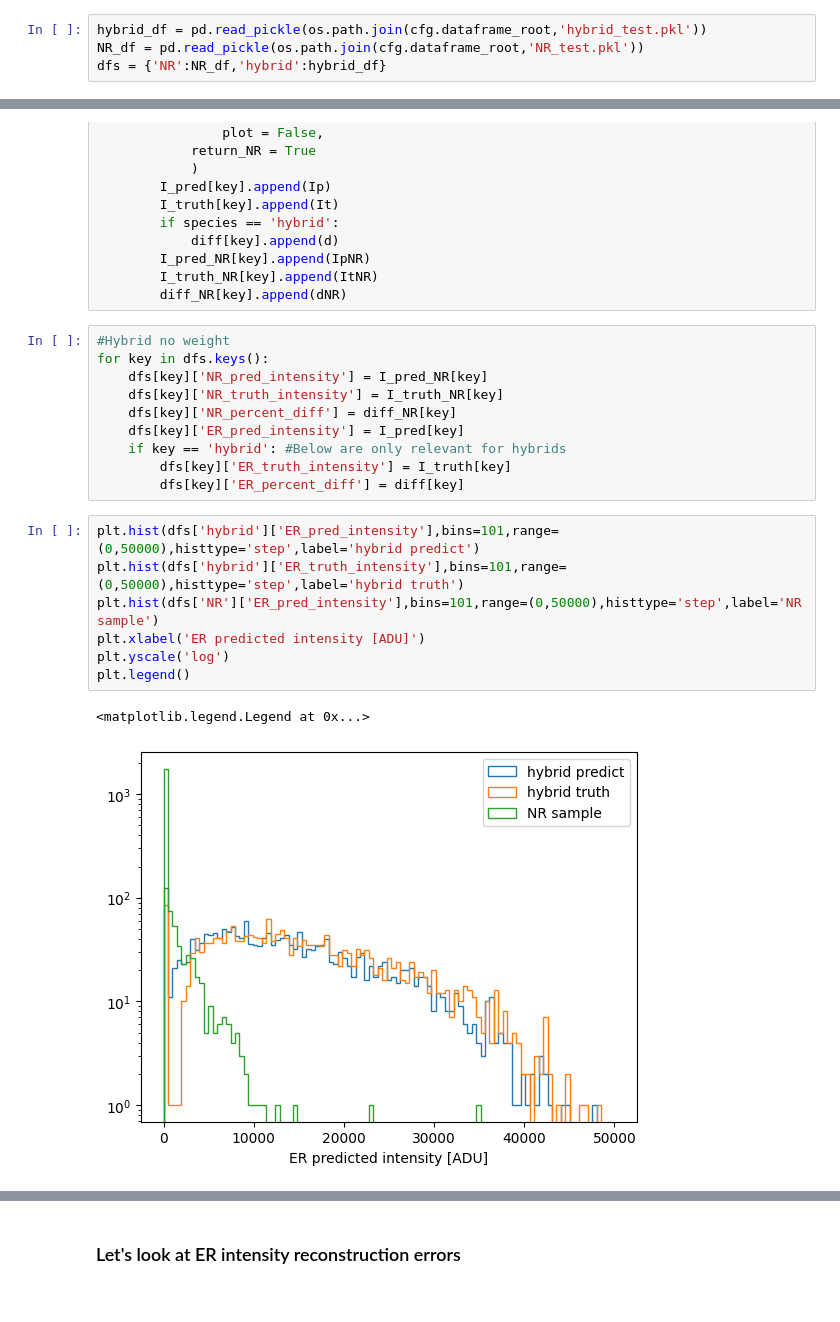
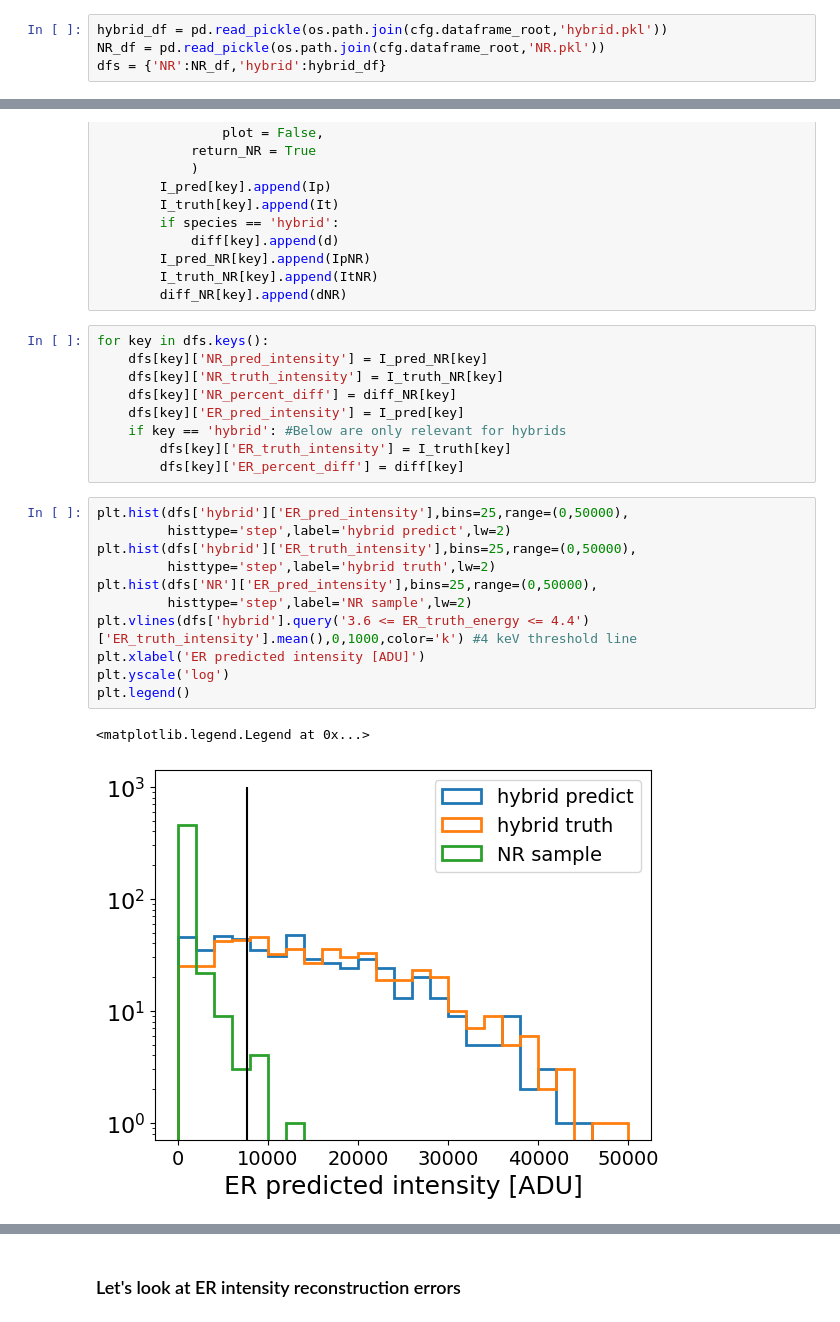
Before and after one commit to jschuel/OASIS, a Jupyter notebook: OASIS/tutorial.ipynb, the cells around one changed output, grey strips where cells are left out. Drawn from its saved outputs; the diff is of its cells as text.

```diff
--- a/OASIS/tutorial.ipynb
+++ b/OASIS/tutorial.ipynb
@@ -44,8 +38,8 @@ of course call train() as shown below
 to train a model"""
 #model = train(cfg)
 # %%
-hybrid_df = pd.read_pickle(os.path.join(cfg.dataframe_root,'hybrid_test.pkl'))
-NR_df = pd.read_pickle(os.path.join(cfg.dataframe_root,'NR_test.pkl'))
+hybrid_df = pd.read_pickle(os.path.join(cfg.dataframe_root,'hybrid.pkl'))
+NR_df = pd.read_pickle(os.path.join(cfg.dataframe_root,'NR.pkl'))
 dfs = {'NR':NR_df,'hybrid':hybrid_df}
 # %%
 # Evaluate on both the hybrid and NR-only sets
@@ -93,7 +87,6 @@ for key in models.keys():
         I_truth_NR[key].append(ItNR)
         diff_NR[key].append(dNR)
 # %%
-#Hybrid no weight
 for key in dfs.keys():
     dfs[key]['NR_pred_intensity'] = I_pred_NR[key]
     dfs[key]['NR_truth_intensity'] = I_truth_NR[key]
@@ -103,12 +96,16 @@ for key in dfs.keys():
         dfs[key]['ER_truth_intensity'] = I_truth[key]
         dfs[key]['ER_percent_diff'] = diff[key]
 # %%
-plt.hist(dfs['hybrid']['ER_pred_intensity'],bins=101,range=(0,50000),histtype='step',label='hybrid predict')
-plt.hist(dfs['hybrid']['ER_truth_intensity'],bins=101,range=(0,50000),histtype='step',label='hybrid truth')
-plt.hist(dfs['NR']['ER_pred_intensity'],bins=101,range=(0,50000),histtype='step',label='NR sample')
+plt.hist(dfs['hybrid']['ER_pred_intensity'],bins=25,range=(0,50000),
+         histtype='step',label='hybrid predict',lw=2)
+plt.hist(dfs['hybrid']['ER_truth_intensity'],bins=25,range=(0,50000),
+         histtype='step',label='hybrid truth',lw=2)
+plt.hist(dfs['NR']['ER_pred_intensity'],bins=25,range=(0,50000),
+         histtype='step',label='NR sample',lw=2)
+plt.vlines(dfs['hybrid'].query('3.6 <= ER_truth_energy <= 4.4')['ER_truth_intensity'].mean(),0,1000,color='k') #4 keV threshold line
 plt.xlabel('ER predicted intensity [ADU]')
 plt.yscale('log')
 plt.legend()
 # %% [output]
 <matplotlib.legend.Legend at 0x...>
-[figure, old version]
+[figure, new version]
```
Also changed, not shown: parts of 14 cells of this notebook.
